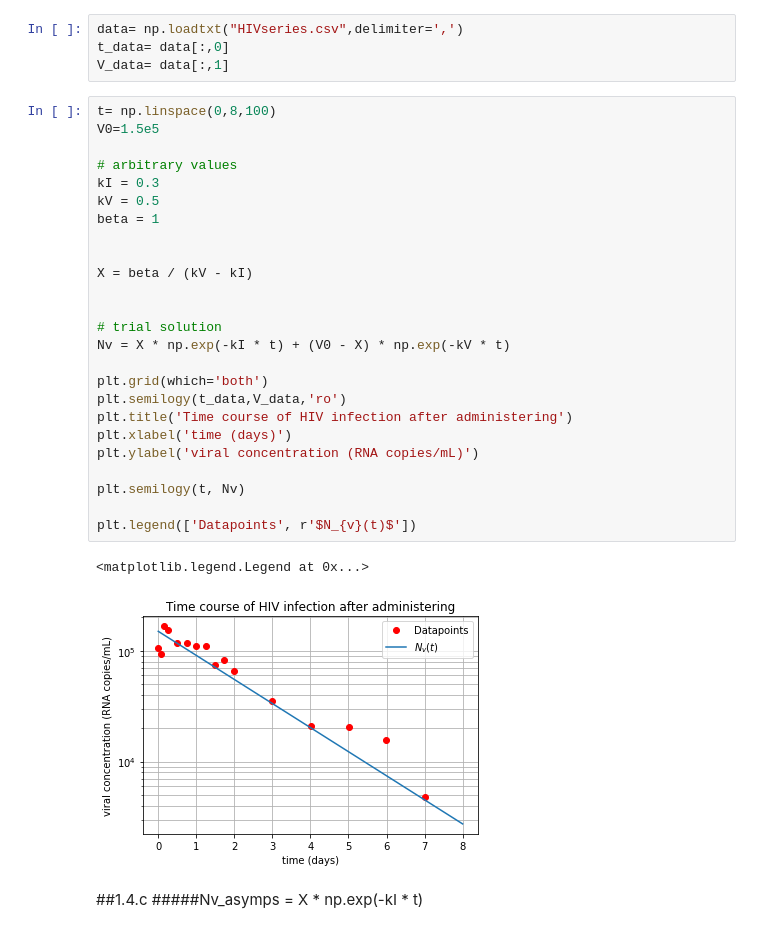
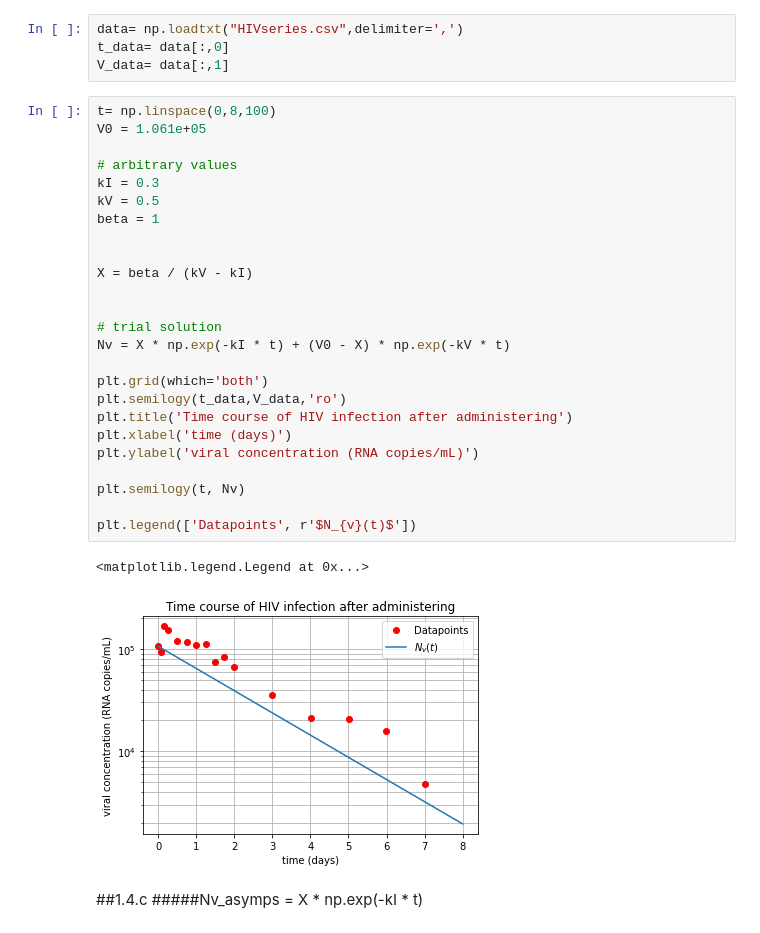
Before and after one commit to shuzvvn/CPCB, a Jupyter notebook: CellSys/CellSys_HW1_stc.v1.ipynb, the cells around one changed output. Cells and saved outputs as stored; diff of their text form.

```diff
--- a/CellSys/CellSys_HW1_stc.v1.ipynb
+++ b/CellSys/CellSys_HW1_stc.v1.ipynb
@@ -12,32 +12,32 @@ t_data= data[:,0]
 V_data= data[:,1]
 # %%
 t= np.linspace(0,8,100)
-V0=1.5e5
+V0 = 1.061e+05
 
 # arbitrary values
 kI = 0.3
 kV = 0.5
 beta = 1
 
 
 X = beta / (kV - kI)
 
 
 # trial solution
 Nv = X * np.exp(-kI * t) + (V0 - X) * np.exp(-kV * t)
 
 plt.grid(which='both')
 plt.semilogy(t_data,V_data,'ro')
 plt.title('Time course of HIV infection after administering')
 plt.xlabel('time (days)')
 plt.ylabel('viral concentration (RNA copies/mL)')
 
 plt.semilogy(t, Nv)
 
 plt.legend(['Datapoints', r'$N_{v}(t)$'])
 # %% [output]
 <matplotlib.legend.Legend at 0x...>
-[figure, old version]
+[figure, new version]
 # %% [markdown]
 ##1.4.c
 #####Nv_asymps = X * np.exp(-kI * t)
```
Also changed, not shown: parts of 16 cells of this notebook, 2 other files.
